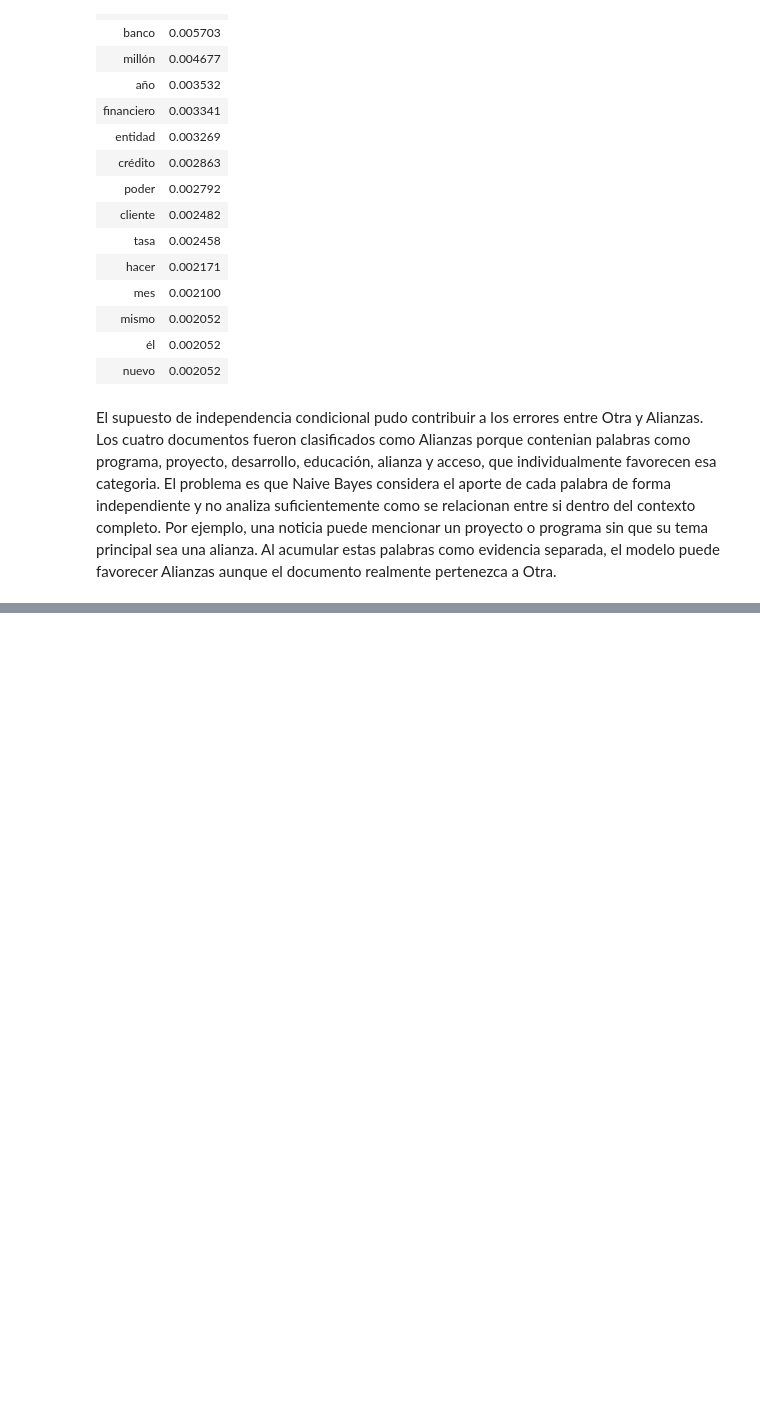
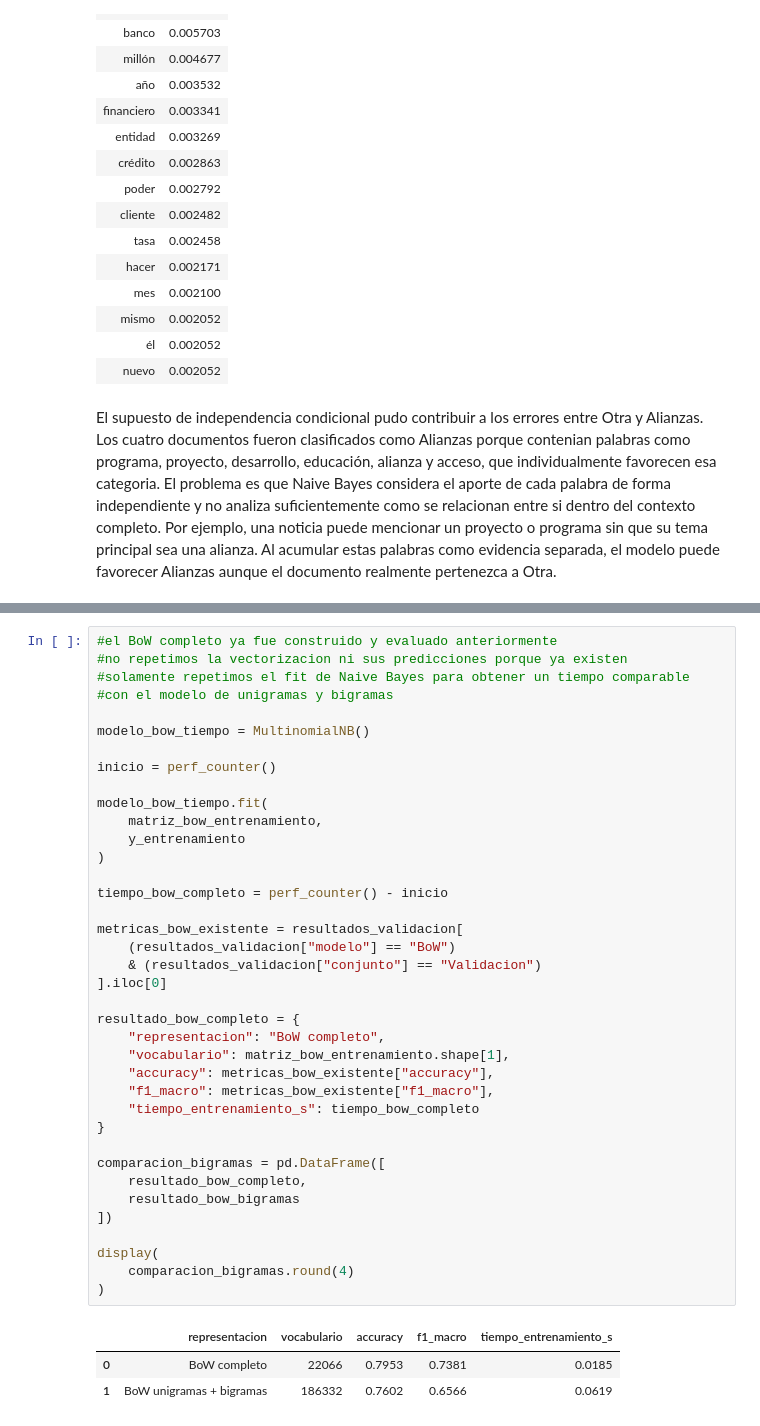
Before and after one commit to JuanDi37/Lab-3---NLP, a Jupyter notebook: Laboratorio#3 NLP.ipynb, the cells around one changed output, grey strips where cells are left out. Cells and saved outputs as stored; diff of their text form; blank space fills up the shorter version.

```diff
--- a/Laboratorio#3 NLP.ipynb
+++ b/Laboratorio#3 NLP.ipynb
@@ -1149,0 +1261,42 @@ El supuesto de independencia condicional pudo contribuir a los errores entre Otr
+# %%
+#el BoW completo ya fue construido y evaluado anteriormente
+#no repetimos la vectorizacion ni sus predicciones porque ya existen
+#solamente repetimos el fit de Naive Bayes para obtener un tiempo comparable
+#con el modelo de unigramas y bigramas
+
+modelo_bow_tiempo = MultinomialNB()
+
+inicio = perf_counter()
+
+modelo_bow_tiempo.fit(
+    matriz_bow_entrenamiento,
+    y_entrenamiento
+)
+
+tiempo_bow_completo = perf_counter() - inicio
+
+metricas_bow_existente = resultados_validacion[
+    (resultados_validacion["modelo"] == "BoW")
+    & (resultados_validacion["conjunto"] == "Validacion")
+].iloc[0]
+
+resultado_bow_completo = {
+    "representacion": "BoW completo",
+    "vocabulario": matriz_bow_entrenamiento.shape[1],
+    "accuracy": metricas_bow_existente["accuracy"],
+    "f1_macro": metricas_bow_existente["f1_macro"],
+    "tiempo_entrenamiento_s": tiempo_bow_completo
+}
+
+comparacion_bigramas = pd.DataFrame([
+    resultado_bow_completo,
+    resultado_bow_bigramas
+])
+
+display(
+    comparacion_bigramas.round(4)
+)
+# %% [output]
+|  | representacion | vocabulario | accuracy | f1_macro | tiempo_entrenamiento_s |
+| 0 | BoW completo | 22066 | 0.7953 | 0.7381 | 0.0185 |
+| 1 | BoW unigramas + bigramas | 186332 | 0.7602 | 0.6566 | 0.0619 |
```
Also changed, not shown: parts of 7 cells of this notebook.
